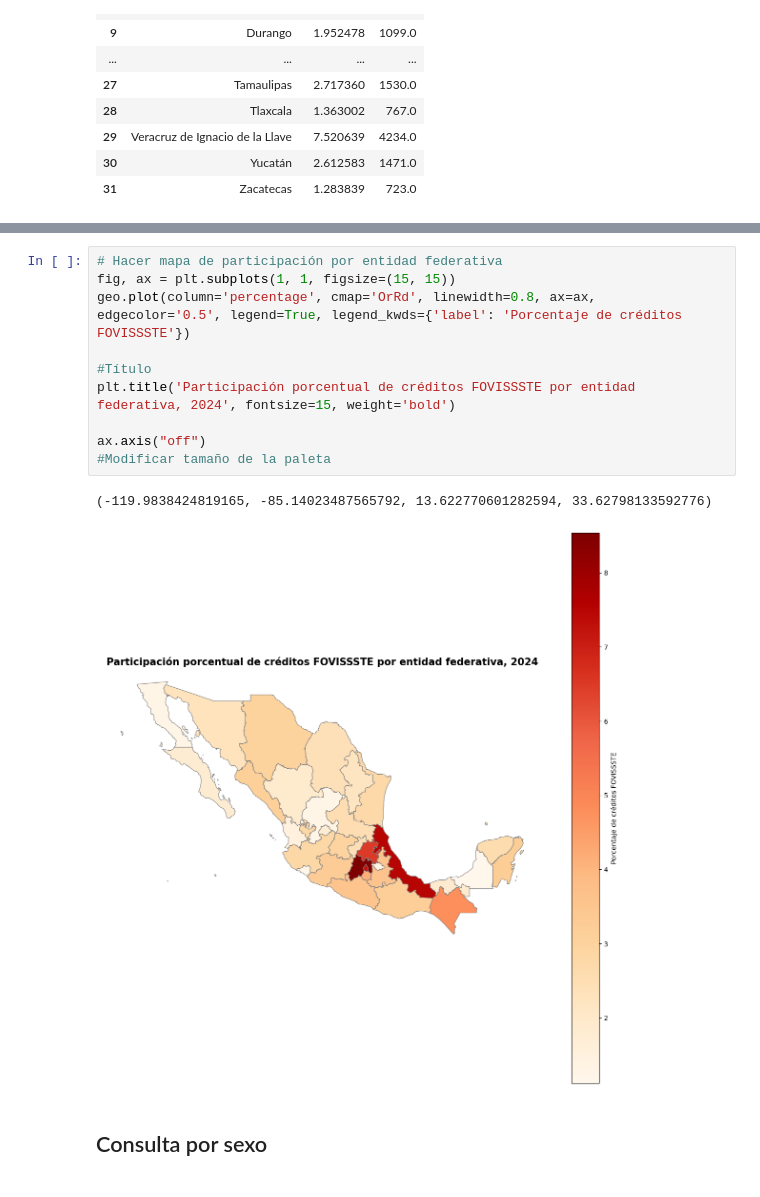
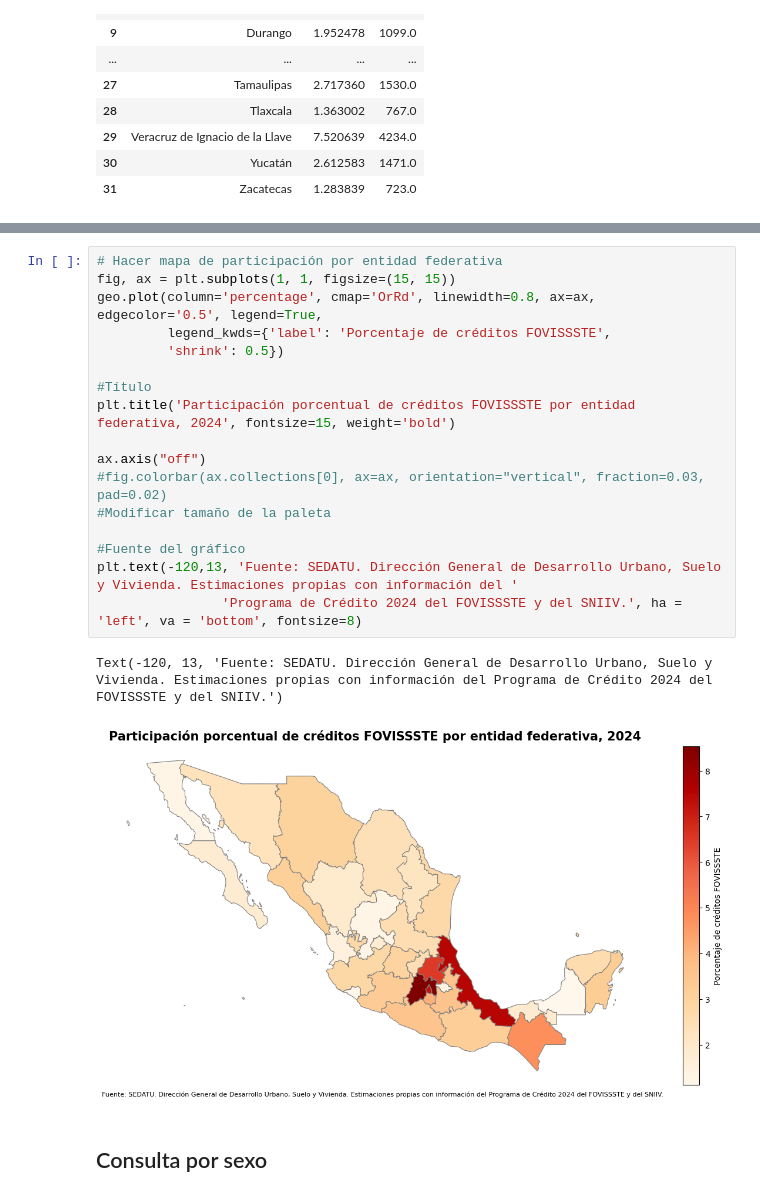
Before and after one commit to coordanalisis-sedatu/fovissste, a Jupyter notebook: prod_credito/prog_cred_fovissste.ipynb, the cells around one changed output, grey strips where cells are left out. Cells and saved outputs as stored; diff of their text form.

```diff
--- a/prod_credito/prog_cred_fovissste.ipynb
+++ b/prod_credito/prog_cred_fovissste.ipynb
@@ -151,16 +151,23 @@ geo
 # %%
 # Hacer mapa de participación por entidad federativa
 fig, ax = plt.subplots(1, 1, figsize=(15, 15))
-geo.plot(column='percentage', cmap='OrRd', linewidth=0.8, ax=ax, edgecolor='0.5', legend=True, legend_kwds={'label': 'Porcentaje de créditos FOVISSSTE'})
+geo.plot(column='percentage', cmap='OrRd', linewidth=0.8, ax=ax, edgecolor='0.5', legend=True,
+         legend_kwds={'label': 'Porcentaje de créditos FOVISSSTE',
+         'shrink': 0.5})
 
 #Título
 plt.title('Participación porcentual de créditos FOVISSSTE por entidad federativa, 2024', fontsize=15, weight='bold')
 
 ax.axis("off")
+#fig.colorbar(ax.collections[0], ax=ax, orientation="vertical", fraction=0.03, pad=0.02)
 #Modificar tamaño de la paleta
+
+#Fuente del gráfico
+plt.text(-120,13, 'Fuente: SEDATU. Dirección General de Desarrollo Urbano, Suelo y Vivienda. Estimaciones propias con información del '
+                'Programa de Crédito 2024 del FOVISSSTE y del SNIIV.', ha = 'left', va = 'bottom', fontsize=8)
 # %% [output]
-(-119.9838424819165, -85.14023487565792, 13.622770601282594, 33.62798133592776)
+Text(-120, 13, 'Fuente: SEDATU. Dirección General de Desarrollo Urbano, Suelo y Vivienda. Estimaciones propias con información del Programa de Crédito 2024 del FOVISSSTE y del SNIIV.')
-[figure, old version]
+[figure, new version]
 # %% [markdown]
 ## Consulta por sexo
 # %%
```
